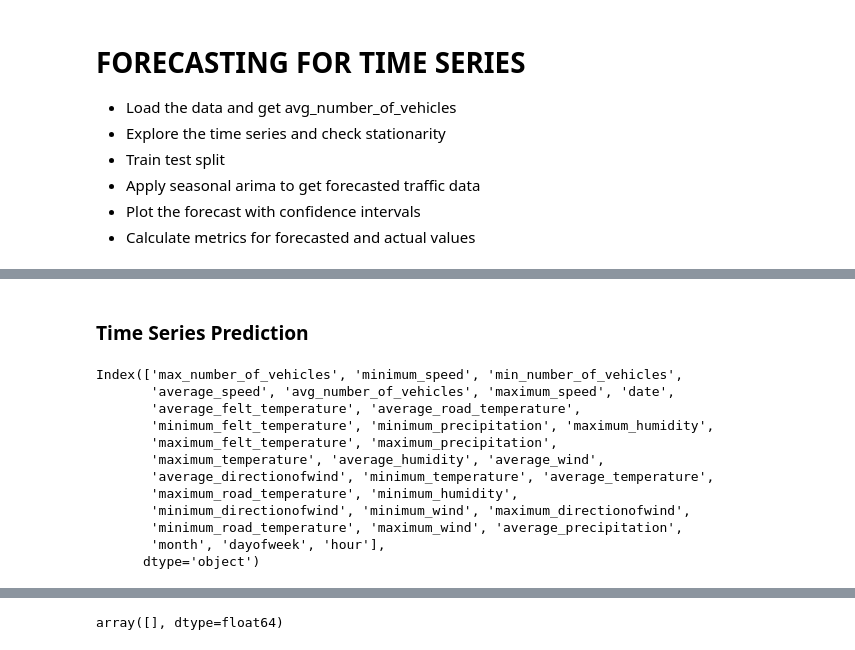
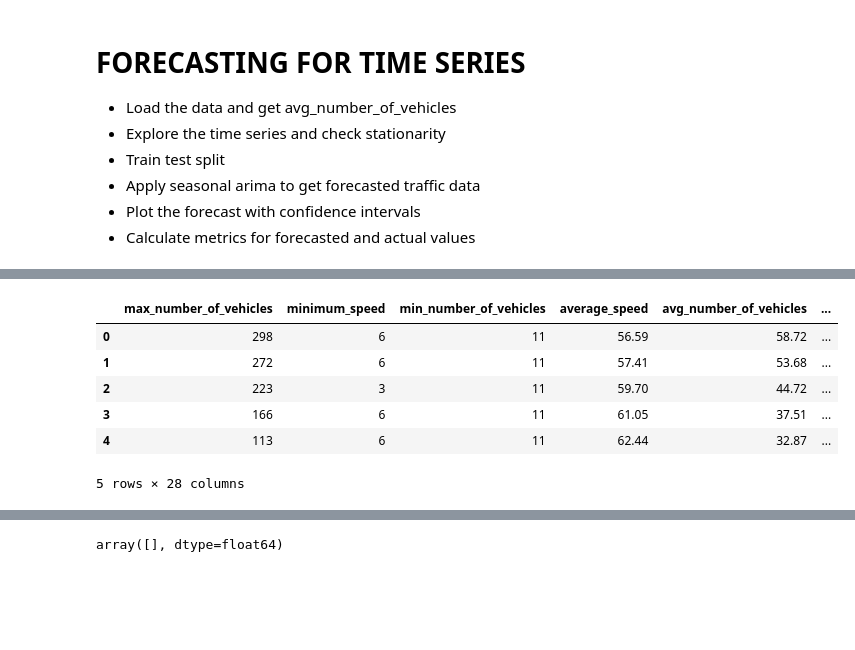
Before and after one commit to LeventSoykan/Analysis_IBB_Istanbul_Weather_Traffic_Dataset, a Jupyter notebook: univariate_ts_forecasting_traffic.ipynb, the cells around one changed output, grey strips where cells are left out. Drawn from its saved outputs; the diff is of its cells as text; code cells hidden in the pictures; blank space fills up the shorter version.

```diff
--- a/univariate_ts_forecasting_traffic.ipynb
+++ b/univariate_ts_forecasting_traffic.ipynb
@@ -98,3 +36,0 @@ import seaborn as sns
-# %%
-#Observe monthly trend
-df.set_index('date')['average_temperature'].rolling(24*30).mean().plot()
@@ -104,2 +36,0 @@ df.set_index('date')['average_temperature'].rolling(24*30).mean().plot()
-# %%
-df.set_index('date')[:100][['average_road_temperature', 'avg_number_of_vehicles']].plot()
@@ -109,5 +36,0 @@ df.set_index('date')[:100][['average_road_temperature', 'avg_number_of_vehicles'
-# %%
-plt.plot(np.log(df.set_index('date')[:100]['avg_number_of_vehicles']))
-plt.plot(np.log(df.set_index('date')[:100]['average_road_temperature']))
-plt.xticks(rotation=45)
-plt.show()
@@ -116,4 +36,0 @@ plt.show()
-# %%
-df['month'] = df['date'].dt.month
-df['dayofweek'] = df['date'].dt.dayofweek
-df['hour'] = df['date'].dt.hour
@@ -161,17 +37,10 @@ plt.show()
-# %% [markdown]
-### Time Series Prediction
 # %%
-df.columns
+df.head()
 # %% [output]
+|  | max_number_of_vehicles | minimum_speed | min_number_of_vehicles | average_speed | avg_number_of_vehicles | ... |
+| 0 | 298 | 6 | 11 | 56.59 | 58.72 | ... |
+| 1 | 272 | 6 | 11 | 57.41 | 53.68 | ... |
+| 2 | 223 | 3 | 11 | 59.70 | 44.72 | ... |
+| 3 | 166 | 6 | 11 | 61.05 | 37.51 | ... |
+| 4 | 113 | 6 | 11 | 62.44 | 32.87 | ... |
-Index(['max_number_of_vehicles', 'minimum_speed', 'min_number_of_vehicles',
-       'average_speed', 'avg_number_of_vehicles', 'maximum_speed', 'date',
-       'average_felt_temperature', 'average_road_temperature',
-       'minimum_felt_temperature', 'minimum_precipitation', 'maximum_humidity',
-       'maximum_felt_temperature', 'maximum_precipitation',
-       'maximum_temperature', 'average_humidity', 'average_wind',
-       'average_directionofwind', 'minimum_temperature', 'average_temperature',
-       'maximum_road_temperature', 'minimum_humidity',
-       'minimum_directionofwind', 'minimum_wind', 'maximum_directionofwind',
-       'minimum_road_temperature', 'maximum_wind', 'average_precipitation',
-       'month', 'dayofweek', 'hour'],
-      dtype='object')
+5 rows × 28 columns
```
Also changed, not shown: parts of 33 cells of this notebook.
